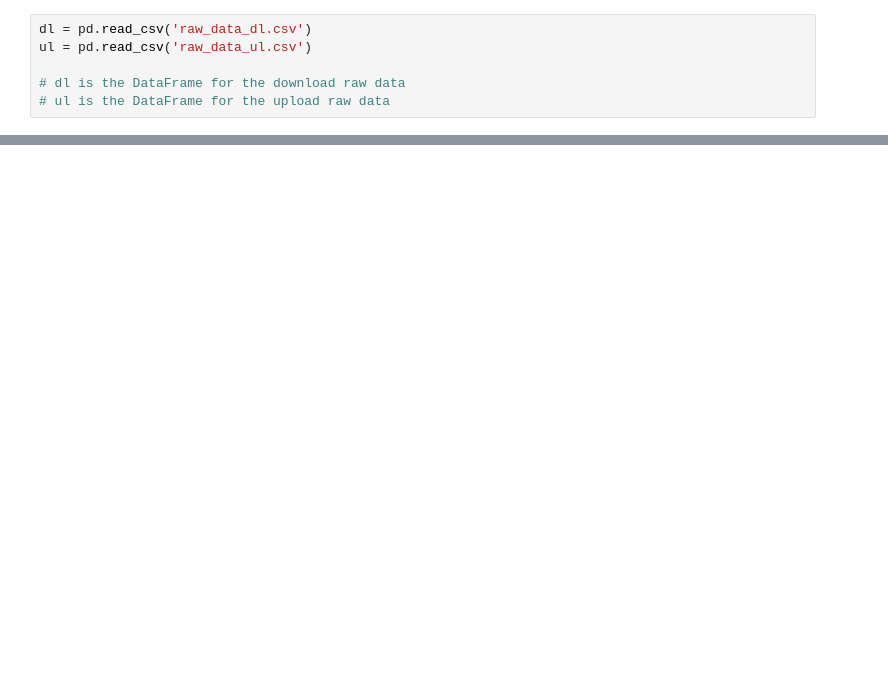
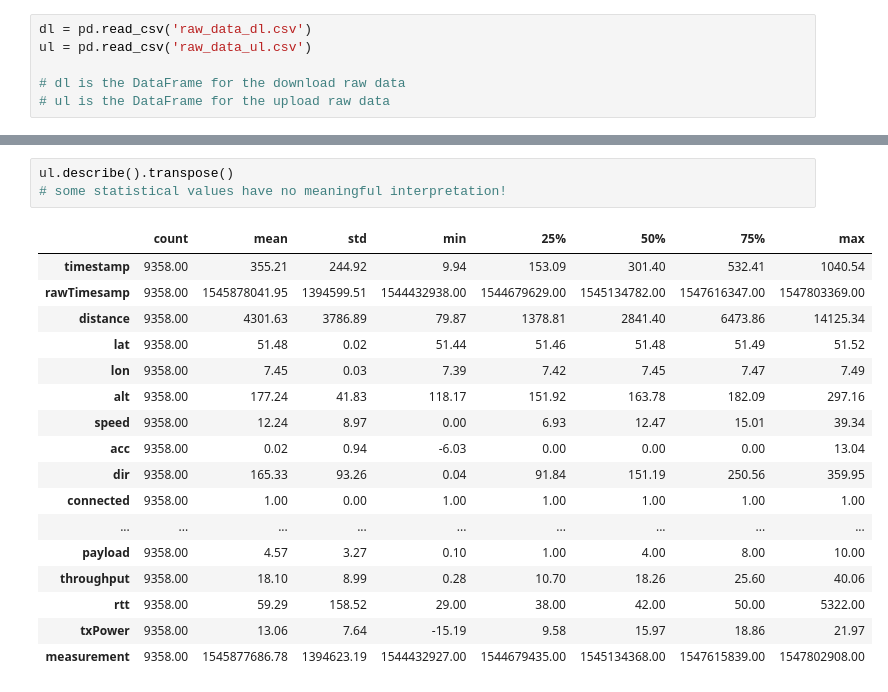
Before and after one commit to luiul/statistics-meets-logistics, a Jupyter notebook: project-w-data/project.ipynb, the cells around one changed output, grey strips where cells are left out. Drawn from its saved outputs; the diff is of its cells as text; blank space fills up the shorter version.

```diff
--- a/project-w-data/project.ipynb
+++ b/project-w-data/project.ipynb
@@ -110,0 +183,21 @@ NameError: name 'df' is not defined
+# %%
+ul.describe().transpose()
+# some statistical values have no meaningful interpretation!
+# %% [output]
+|  | count | mean | std | min | 25% | 50% | 75% | max |
+| timestamp | 9358.00 | 355.21 | 244.92 | 9.94 | 153.09 | 301.40 | 532.41 | 1040.54 |
+| rawTimesamp | 9358.00 | 1545878041.95 | 1394599.51 | 1544432938.00 | 1544679629.00 | 1545134782.00 | 1547616347.00 | 1547803369.00 |
+| distance | 9358.00 | 4301.63 | 3786.89 | 79.87 | 1378.81 | 2841.40 | 6473.86 | 14125.34 |
+| lat | 9358.00 | 51.48 | 0.02 | 51.44 | 51.46 | 51.48 | 51.49 | 51.52 |
+| lon | 9358.00 | 7.45 | 0.03 | 7.39 | 7.42 | 7.45 | 7.47 | 7.49 |
+| alt | 9358.00 | 177.24 | 41.83 | 118.17 | 151.92 | 163.78 | 182.09 | 297.16 |
+| speed | 9358.00 | 12.24 | 8.97 | 0.00 | 6.93 | 12.47 | 15.01 | 39.34 |
+| acc | 9358.00 | 0.02 | 0.94 | -6.03 | 0.00 | 0.00 | 0.00 | 13.04 |
+| dir | 9358.00 | 165.33 | 93.26 | 0.04 | 91.84 | 151.19 | 250.56 | 359.95 |
+| connected | 9358.00 | 1.00 | 0.00 | 1.00 | 1.00 | 1.00 | 1.00 | 1.00 |
+| ... | ... | ... | ... | ... | ... | ... | ... | ... |
+| payload | 9358.00 | 4.57 | 3.27 | 0.10 | 1.00 | 4.00 | 8.00 | 10.00 |
+| throughput | 9358.00 | 18.10 | 8.99 | 0.28 | 10.70 | 18.26 | 25.60 | 40.06 |
+| rtt | 9358.00 | 59.29 | 158.52 | 29.00 | 38.00 | 42.00 | 50.00 | 5322.00 |
+| txPower | 9358.00 | 13.06 | 7.64 | -15.19 | 9.58 | 15.97 | 18.86 | 21.97 |
+| measurement | 9358.00 | 1545877686.78 | 1394623.19 | 1544432927.00 | 1544679435.00 | 1545134368.00 | 1547615839.00 | 1547802908.00 |
```
Also changed, not shown: parts of 19 cells of this notebook, 2 other files.
